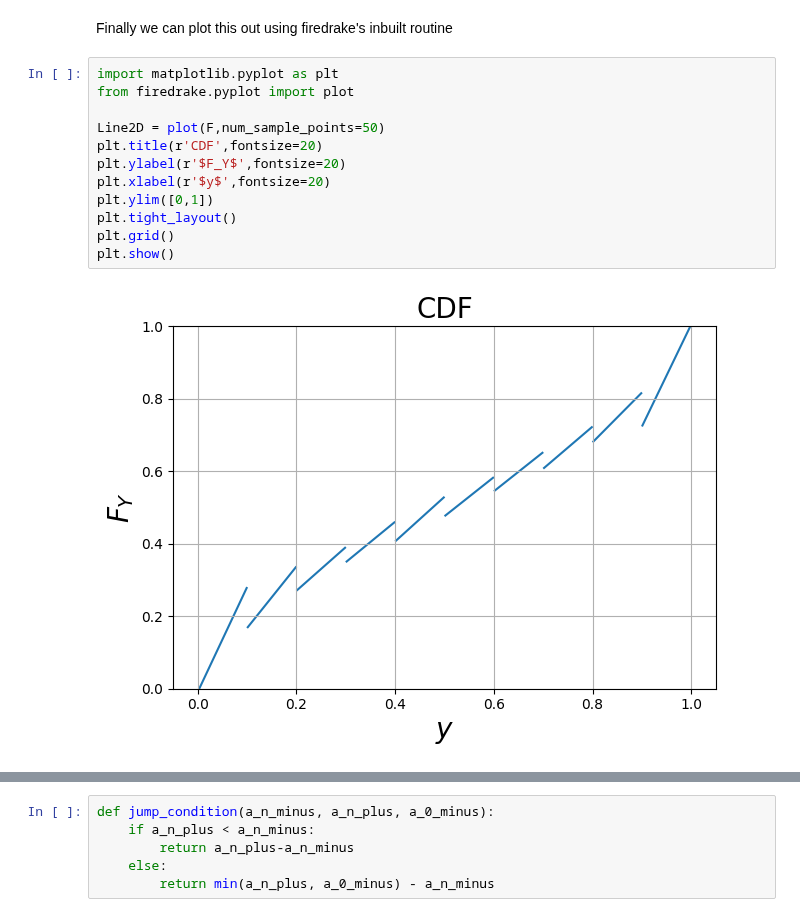
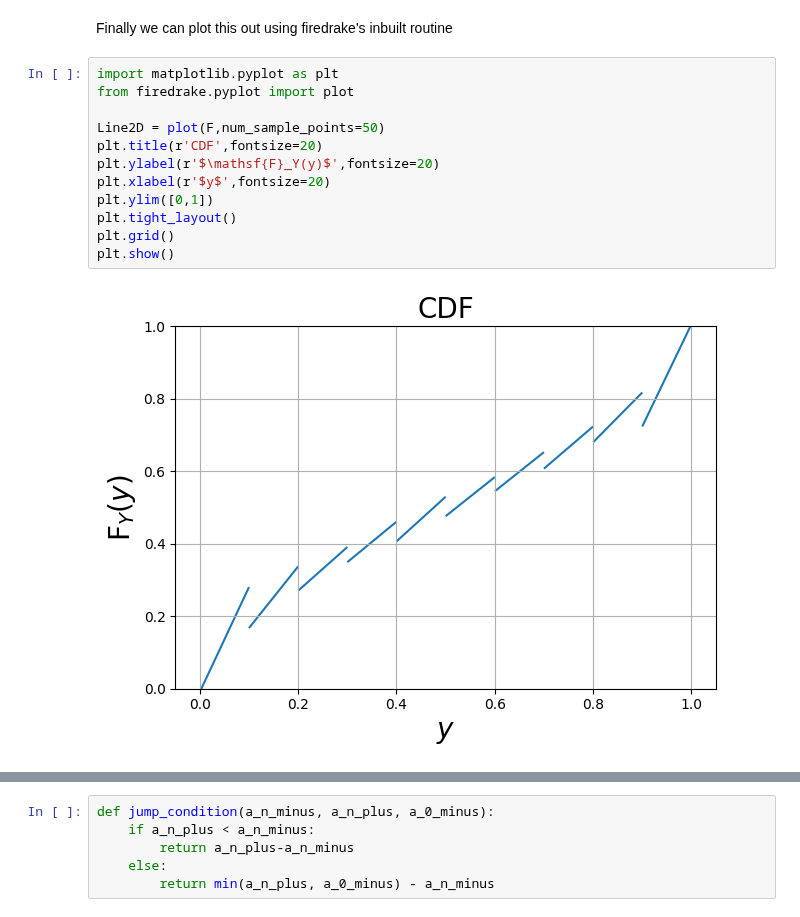
Before and after one commit to D-stratify/Numdf, a Jupyter notebook: notebooks/explanatory_notebooks/Part1_CDF_Construction.ipynb, the cells around one changed output, grey strips where cells are left out. Drawn from its saved outputs; the diff is of its cells as text.

```diff
--- a/notebooks/explanatory_notebooks/Part1_CDF_Construction.ipynb
+++ b/notebooks/explanatory_notebooks/Part1_CDF_Construction.ipynb
@@ -190,17 +190,17 @@ Finally we can plot this out using firedrake's inbuilt routine
 # %%
 import matplotlib.pyplot as plt
 from firedrake.pyplot import plot
 
 Line2D = plot(F,num_sample_points=50)
 plt.title(r'CDF',fontsize=20)
-plt.ylabel(r'$F_Y$',fontsize=20)
+plt.ylabel(r'$\mathsf{F}_Y(y)$',fontsize=20)
 plt.xlabel(r'$y$',fontsize=20)
 plt.ylim([0,1])
 plt.tight_layout()
 plt.grid()
 plt.show()
 # %% [output]
-[figure, old version]
+[figure, new version]
 # %% [markdown]
 **D) Slope limiter**
 
```
Also changed, not shown: parts of 6 cells of this notebook, 4 other files.
